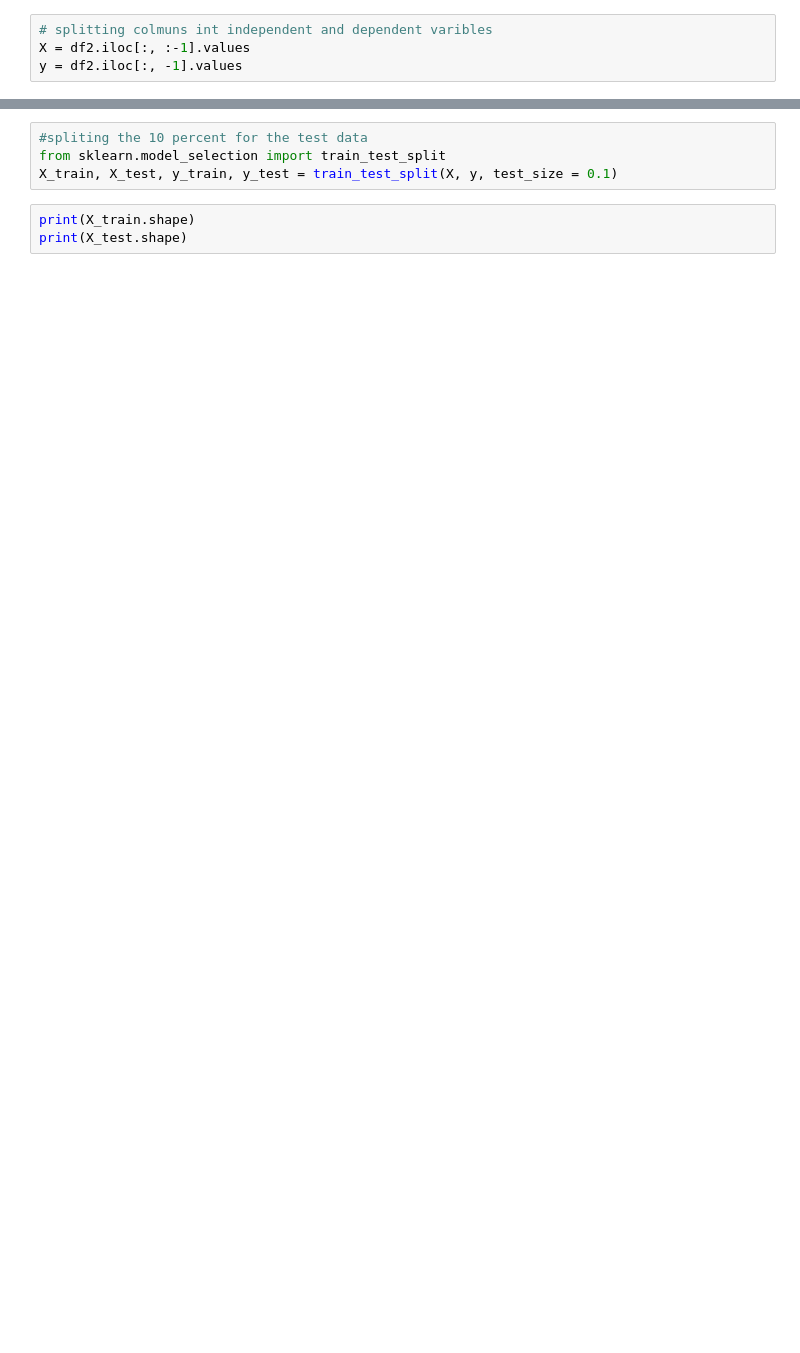
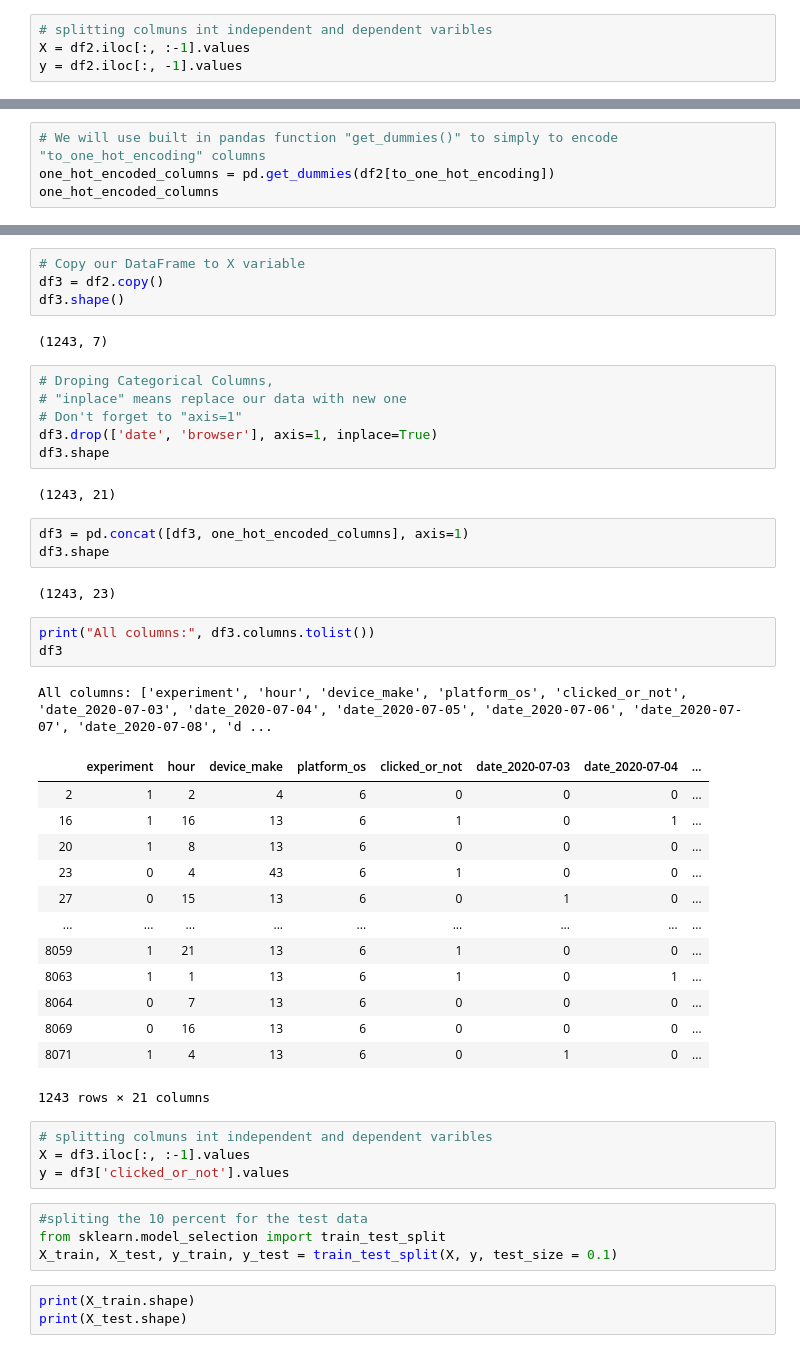
Before and after one commit to sam23121/abtest-mlops, a Jupyter notebook: notebooks/train.ipynb, the cells around one changed output, grey strips where cells are left out. Saved outputs shown, nothing was run; the diff lists cells and outputs as text; blank space fills up the shorter version.

```diff
--- a/notebooks/train.ipynb
+++ b/notebooks/train.ipynb
@@ -157,0 +213,4 @@ X = np.array(ct.fit_transform(X))
+# %%
+# We will use built in pandas function "get_dummies()" to simply to encode "to_one_hot_encoding" columns
+one_hot_encoded_columns = pd.get_dummies(df2[to_one_hot_encoding])
+one_hot_encoded_columns
@@ -158,3 +266,44 @@ X = np.array(ct.fit_transform(X))
+# %%
+# Copy our DataFrame to X variable
+df3 = df2.copy()
+df3.shape()
+# %% [output]
+(1243, 7)
+# %%
+# Droping Categorical Columns,
+# "inplace" means replace our data with new one
+# Don't forget to "axis=1"
+df3.drop(['date', 'browser'], axis=1, inplace=True)
+df3.shape
+# %% [output]
+(1243, 21)
+# %%
+df3 = pd.concat([df3, one_hot_encoded_columns], axis=1)
+df3.shape
+# %% [output]
+(1243, 23)
+# %%
+print("All columns:", df3.columns.tolist())
+df3
+# %% [output]
+All columns: ['experiment', 'hour', 'device_make', 'platform_os', 'clicked_or_not', 'date_2020-07-03', 'date_2020-07-04', 'date_2020-07-05', 'date_2020-07-06', 'date_2020-07-07', 'date_2020-07-08', 'd ...
+|  | experiment | hour | device_make | platform_os | clicked_or_not | date_2020-07-03 | date_2020-07-04 | ... |
+| 2 | 1 | 2 | 4 | 6 | 0 | 0 | 0 | ... |
+| 16 | 1 | 16 | 13 | 6 | 1 | 0 | 1 | ... |
+| 20 | 1 | 8 | 13 | 6 | 0 | 0 | 0 | ... |
+| 23 | 0 | 4 | 43 | 6 | 1 | 0 | 0 | ... |
+| 27 | 0 | 15 | 13 | 6 | 0 | 1 | 0 | ... |
+| ... | ... | ... | ... | ... | ... | ... | ... | ... |
+| 8059 | 1 | 21 | 13 | 6 | 1 | 0 | 0 | ... |
+| 8063 | 1 | 1 | 13 | 6 | 1 | 0 | 1 | ... |
+| 8064 | 0 | 7 | 13 | 6 | 0 | 0 | 0 | ... |
+| 8069 | 0 | 16 | 13 | 6 | 0 | 0 | 0 | ... |
+| 8071 | 1 | 4 | 13 | 6 | 0 | 1 | 0 | ... |
+1243 rows × 21 columns
+# %%
+# splitting colmuns int independent and dependent varibles
+X = df3.iloc[:, :-1].values
+y = df3['clicked_or_not'].values
 # %%
 #spliting the 10 percent for the test data
 from sklearn.model_selection import train_test_split
```
Also changed, not shown: parts of 26 cells of this notebook.
